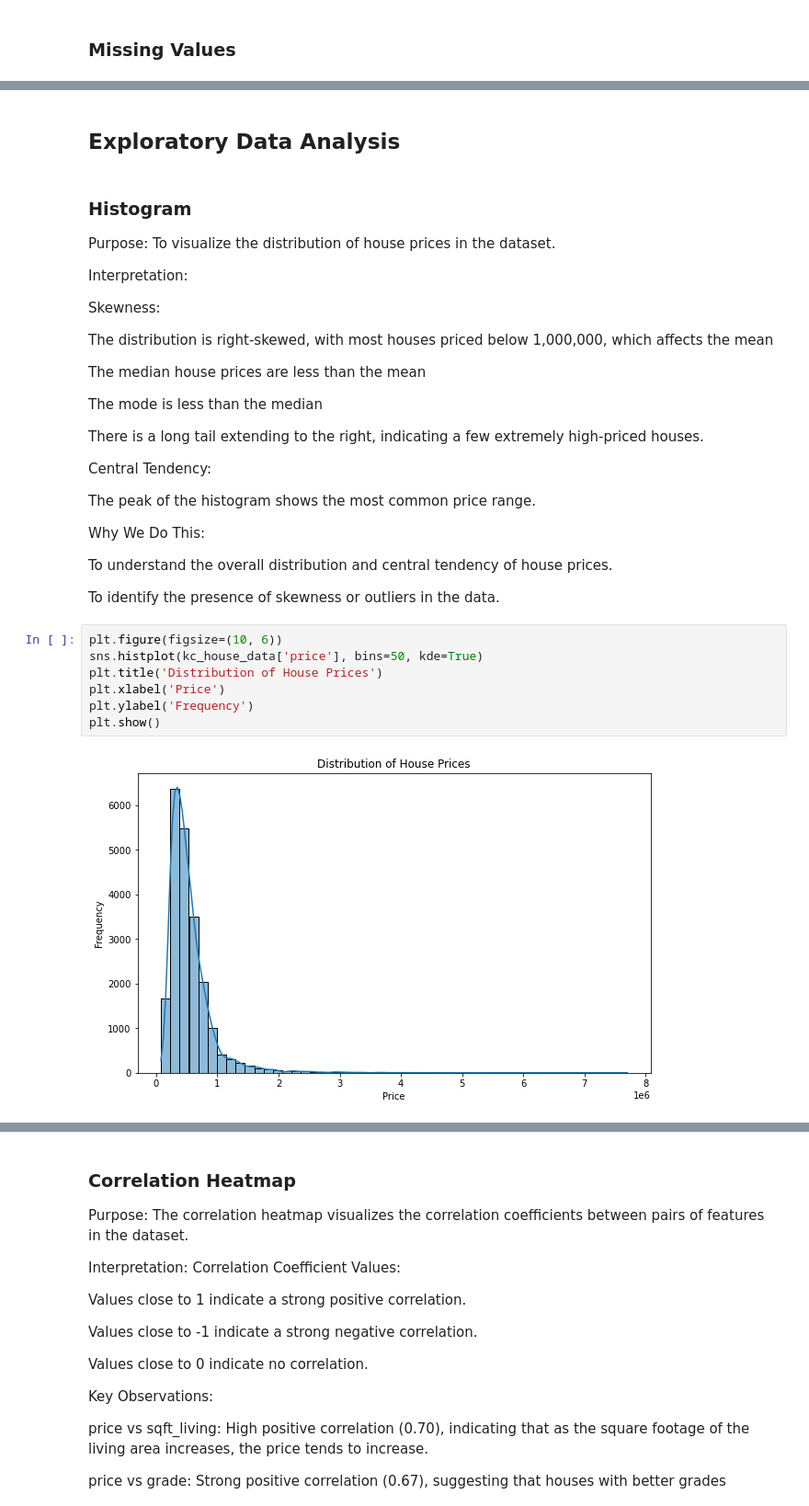
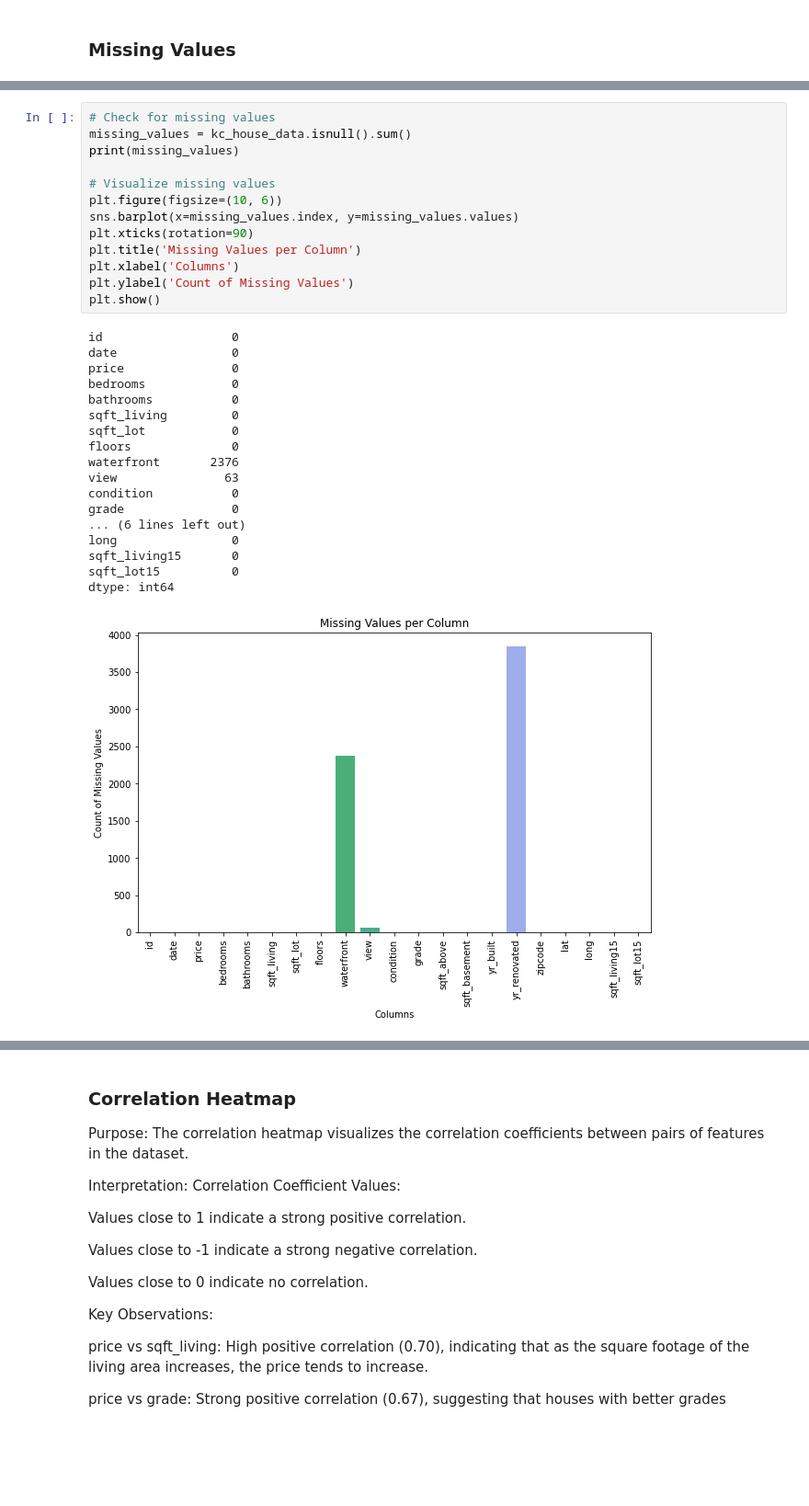
Before and after one commit to geomwangi007/Group18_Phase2_Project, a Jupyter notebook: Personal_notebooks/Maureen.ipynb, the cells around one changed output, grey strips where cells are left out. Shown at 92% size. Saved outputs shown, nothing was run; the diff lists cells and outputs as text; blank space fills up the shorter version.

```diff
--- a/Personal_notebooks/Maureen.ipynb
+++ b/Personal_notebooks/Maureen.ipynb
@@ -132,37 +111,32 @@ dtype: int64
-# %% [markdown]
-## Exploratory Data Analysis
-# %% [markdown]
-### Histogram
-
-Purpose: To visualize the distribution of house prices in the dataset.
-
-Interpretation:
-
-Skewness:
-
-The distribution is right-skewed, with most houses priced below 1,000,000, which affects the mean
-
-The median house prices are less than the mean
-
-The mode is less than the median
-
-There is a long tail extending to the right, indicating a few extremely high-priced houses.
-
-Central Tendency:
-
-The peak of the histogram shows the most common price range.
-
-Why We Do This:
-
-To understand the overall distribution and central tendency of house prices.
-
-To identify the presence of skewness or outliers in the data.
-# %%
-plt.figure(figsize=(10, 6))
-sns.histplot(kc_house_data['price'], bins=50, kde=True)
-plt.title('Distribution of House Prices')
-plt.xlabel('Price')
-plt.ylabel('Frequency')
-plt.show()
-# %% [output]
-[figure, removed]
+# %%
+# Check for missing values
+missing_values = kc_house_data.isnull().sum()
+print(missing_values)
+
+# Visualize missing values
+plt.figure(figsize=(10, 6))
+sns.barplot(x=missing_values.index, y=missing_values.values)
+plt.xticks(rotation=90)
+plt.title('Missing Values per Column')
+plt.xlabel('Columns')
+plt.ylabel('Count of Missing Values')
+plt.show()
+# %% [output]
+id                  0
+date                0
+price               0
+bedrooms            0
+bathrooms           0
+sqft_living         0
+sqft_lot            0
+floors              0
+waterfront       2376
+view               63
+condition           0
+grade               0
+... (6 lines left out)
+long                0
+sqft_living15       0
+sqft_lot15          0
+dtype: int64
+[figure, added]
```
Also changed, not shown: parts of 17 cells of this notebook.
